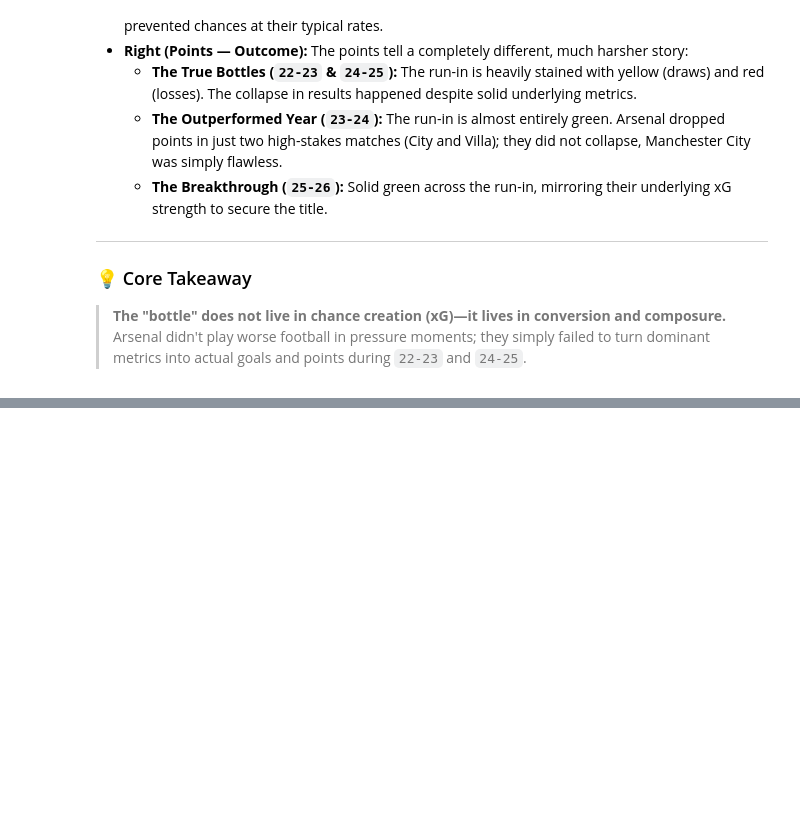
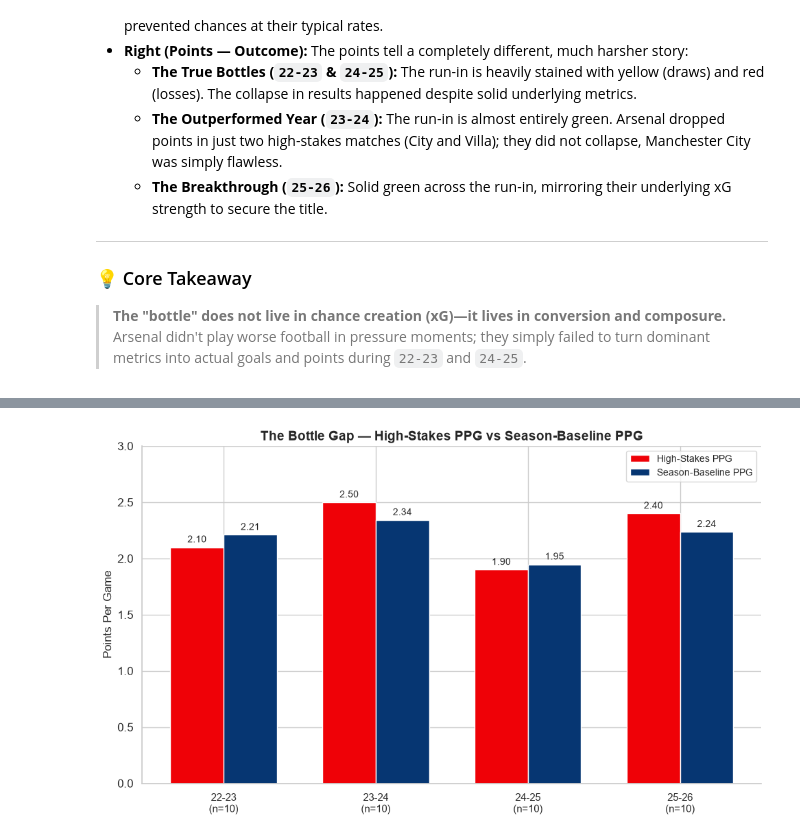
Before and after one commit to ChTej00/Arsenal-Bottle, a Jupyter notebook: notebooks/03_eda.ipynb, the cells around one changed output, grey strips where cells are left out. Cells and saved outputs as stored; diff of their text form; code cells hidden in the pictures; blank space fills up the shorter version.

```diff
--- a/notebooks/03_eda.ipynb
+++ b/notebooks/03_eda.ipynb
@@ -496,0 +614,30 @@ for szn in [2223, 2324, 2425, 2526]:
+# %%
+fig, ax = plt.subplots(figsize=(10, 6))
+
+x = np.arange(len(seasons))
+width = 0.35
+
+bars1 = ax.bar(x - width/2, hs_ppg_vals, width,
+               label='High-Stakes PPG',
+               color=ARSENAL_RED)
+bars2 = ax.bar(x + width/2, season_ppg_vals, width,
+               label='Season-Baseline PPG',
+               color=ARSENAL_NAVY)
+
+ax.bar_label(bars1, fmt='%.2f', padding=3, fontsize=10)
+ax.bar_label(bars2, fmt='%.2f', padding=3, fontsize=10)
+
+ax.set_xticks(x)
+ax.set_xticklabels([f'{l}\n(n={n})' for l, n in zip(labels_list, n_high_vals)], fontsize=11)
+ax.set_ylabel('Points Per Game', fontsize=12)
+ax.set_ylim(0, 3)
+ax.set_title('The Bottle Gap — High-Stakes PPG vs Season-Baseline PPG',
+             fontsize=14, fontweight='bold')
+ax.legend(fontsize=10, loc='upper right')
+ax.spines['top'].set_visible(False)
+ax.spines['right'].set_visible(False)
+
+plt.tight_layout()
+plt.show()
+# %% [output]
+[figure, added]
```
Also changed, not shown: parts of 38 cells of this notebook, 1 other file.
